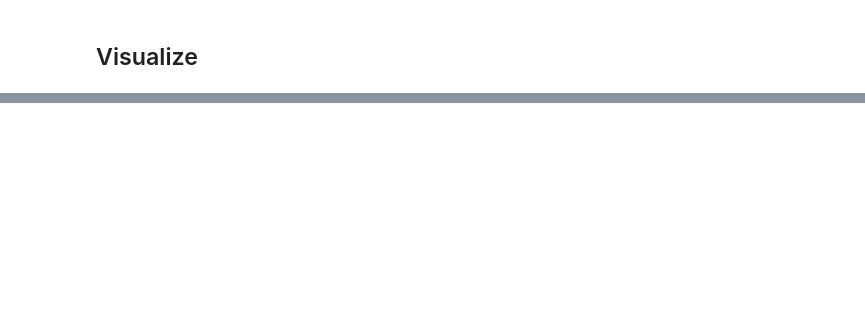
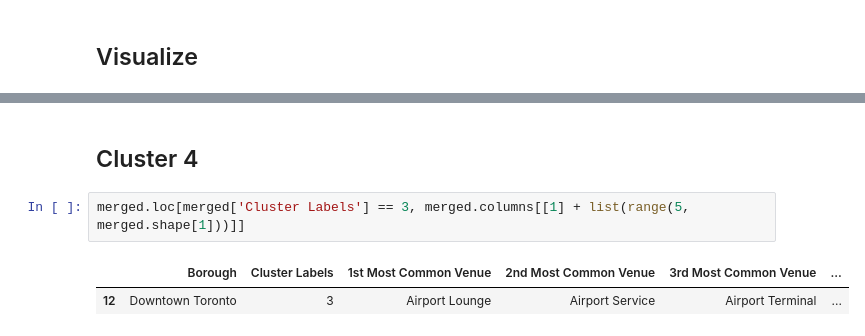
Before and after one commit to bakytn/Coursera_Capstone, a Jupyter notebook: ads_capstone_week3.ipynb, the cells around one changed output, grey strips where cells are left out. Drawn from its saved outputs; the diff is of its cells as text; blank space fills up the shorter version.

```diff
--- a/ads_capstone_week3.ipynb
+++ b/ads_capstone_week3.ipynb
@@ -572,0 +593,7 @@ merged.loc[merged['Cluster Labels'] == 0, merged.columns[[1] + list(range(5, mer
+# %% [markdown]
+## Cluster 4
+# %%
+merged.loc[merged['Cluster Labels'] == 3, merged.columns[[1] + list(range(5, merged.shape[1]))]]
+# %% [output]
+|  | Borough | Cluster Labels | 1st Most Common Venue | 2nd Most Common Venue | 3rd Most Common Venue | ... |
+| 12 | Downtown Toronto | 3 | Airport Lounge | Airport Service | Airport Terminal | ... |
```
Also changed, not shown: parts of 7 cells of this notebook.
